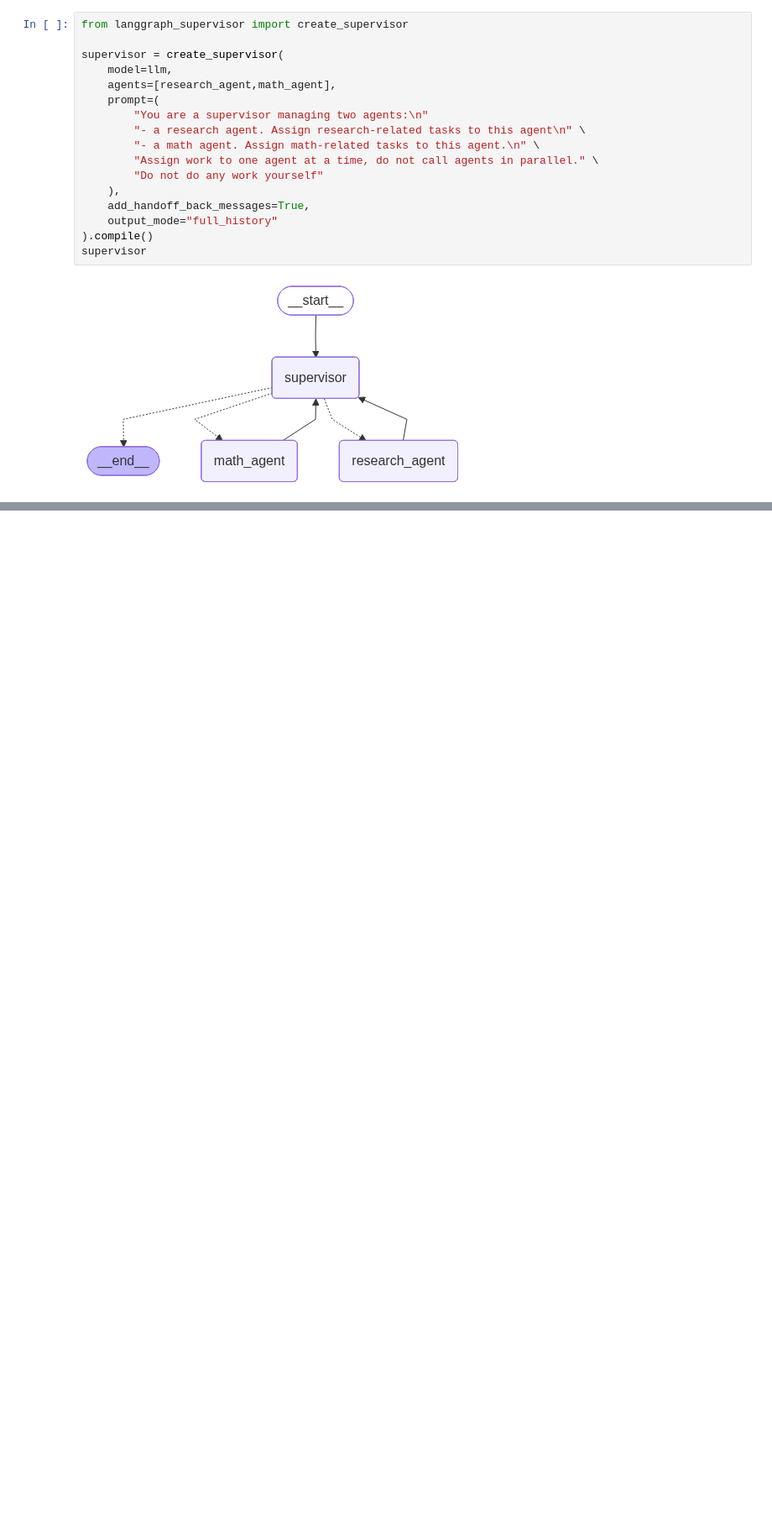
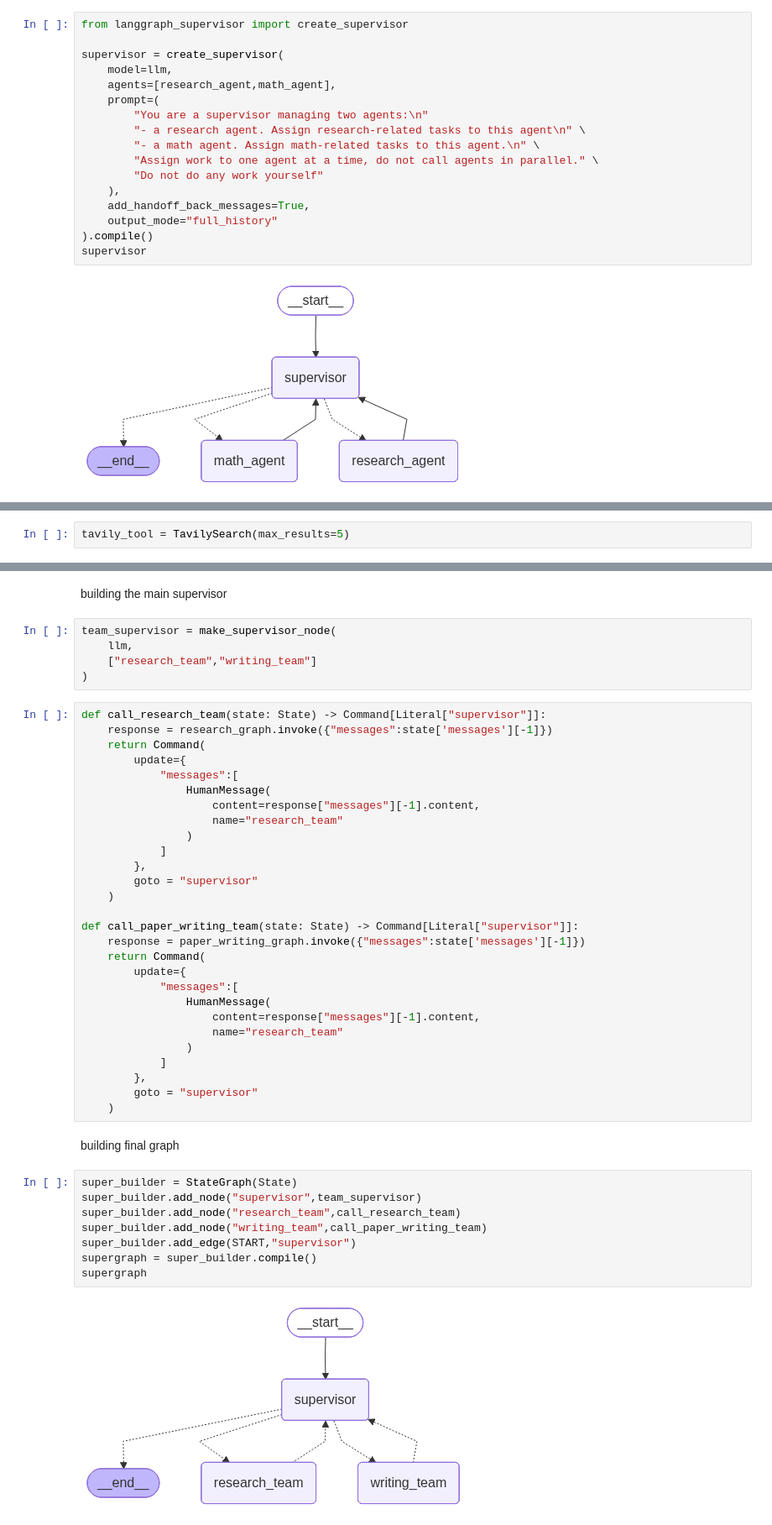
Before and after one commit to aryachawan/rag_practice, a Jupyter notebook: MultiAgentArchitecture/mutliagentrag.ipynb, the cells around one changed output, grey strips where cells are left out. Shown at 84% size. Cells and saved outputs as stored; diff of their text form; blank space fills up the shorter version.

```diff
--- a/MultiAgentArchitecture/mutliagentrag.ipynb
+++ b/MultiAgentArchitecture/mutliagentrag.ipynb
@@ -246,0 +258,2 @@ BadRequestError: Error code: 400 - {'error': {'message': "tool call validation f
+# %%
+tavily_tool = TavilySearch(max_results=5)
@@ -246,0 +555,47 @@ BadRequestError: Error code: 400 - {'error': {'message': "tool call validation f
+# %% [markdown]
+building the main supervisor
+# %%
+team_supervisor = make_supervisor_node(
+    llm,
+    ["research_team","writing_team"]
+)
+# %%
+def call_research_team(state: State) -> Command[Literal["supervisor"]]:
+    response = research_graph.invoke({"messages":state['messages'][-1]})
+    return Command(
+        update={
+            "messages":[
+                HumanMessage(
+                    content=response["messages"][-1].content,
+                    name="research_team"
+                )
+            ]
+        },
+        goto = "supervisor"
+    )
+
+def call_paper_writing_team(state: State) -> Command[Literal["supervisor"]]:
+    response = paper_writing_graph.invoke({"messages":state['messages'][-1]})
+    return Command(
+        update={
+            "messages":[
+                HumanMessage(
+                    content=response["messages"][-1].content,
+                    name="research_team"
+                )
+            ]
+        },
+        goto = "supervisor"
+    )
+# %% [markdown]
+building final graph
+# %%
+super_builder = StateGraph(State)
+super_builder.add_node("supervisor",team_supervisor)
+super_builder.add_node("research_team",call_research_team)
+super_builder.add_node("writing_team",call_paper_writing_team)
+super_builder.add_edge(START,"supervisor")
+supergraph = super_builder.compile()
+supergraph
+# %% [output]
+[figure, added]
```
Also changed, not shown: parts of 48 cells of this notebook, 1 other file.
